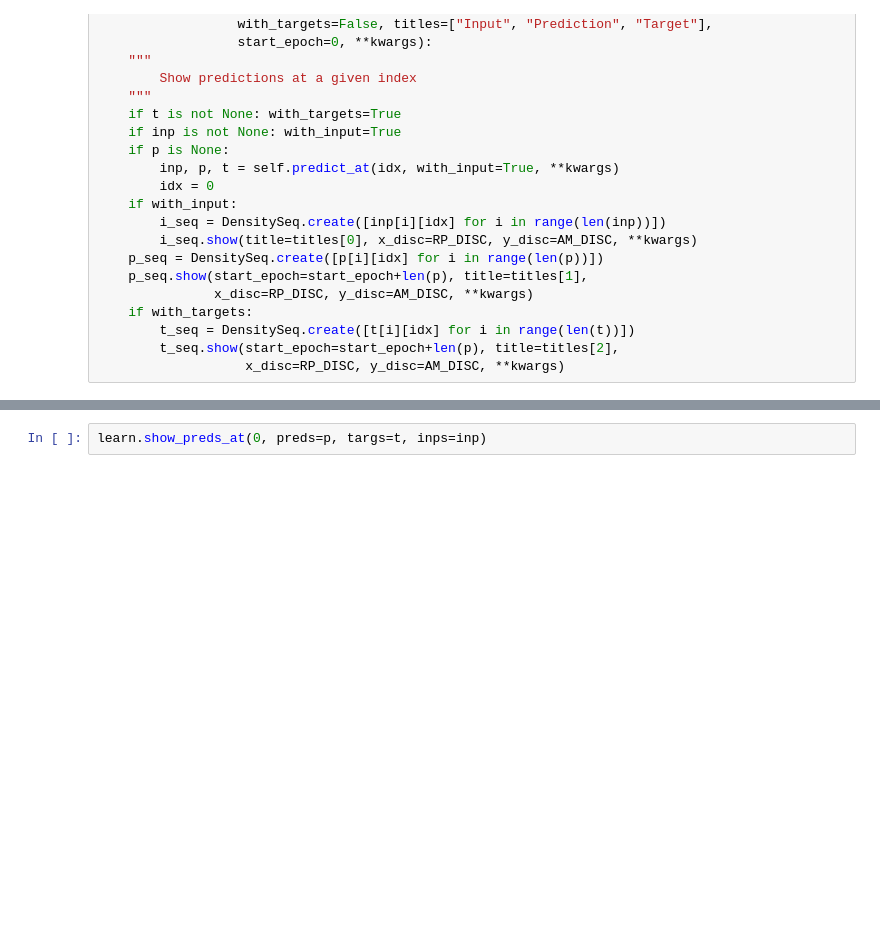
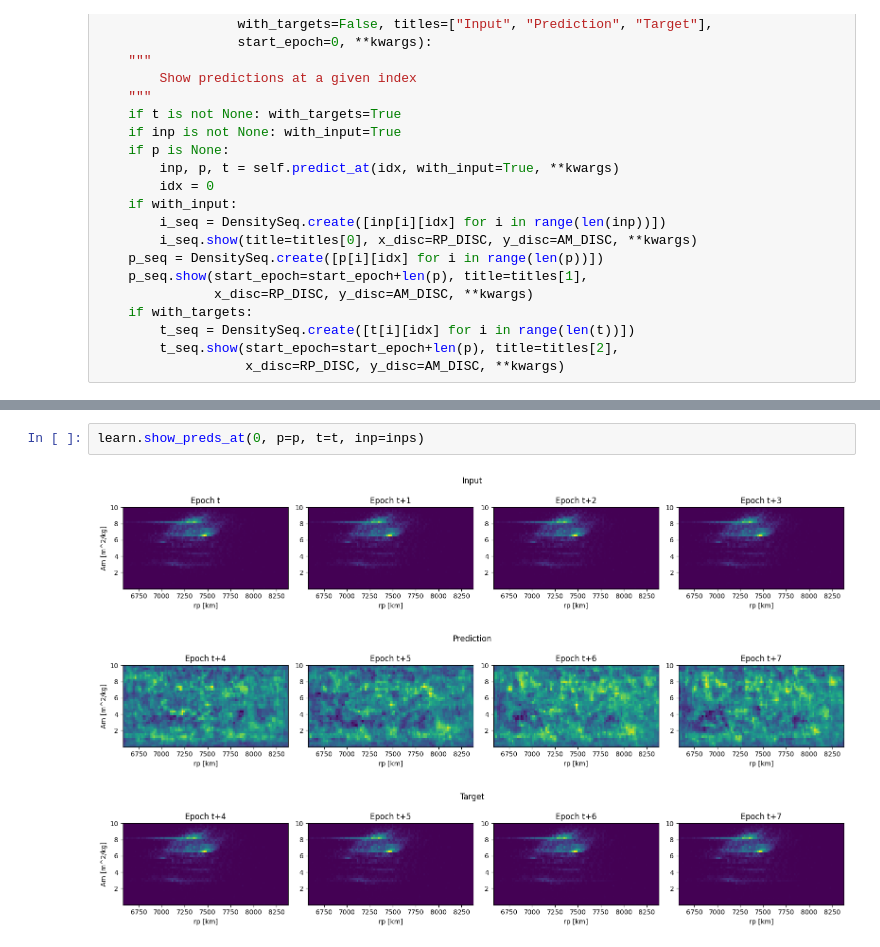
Before and after one commit to ARCLab-MIT/mocat-ml, a Jupyter notebook: nbs_lib/models.utils.ipynb, the cells around one changed output, grey strips where cells are left out. Drawn from its saved outputs; the diff is of its cells as text; blank space fills up the shorter version.

```diff
--- a/nbs_lib/models.utils.ipynb
+++ b/nbs_lib/models.utils.ipynb
@@ -187,2 +218,6 @@ learn.show_preds_at(0, p, t)
 # %%
-learn.show_preds_at(0, preds=p, targs=t, inps=inp)
+learn.show_preds_at(0, p=p, t=t, inp=inps)
+# %% [output]
+[figure, added]
+[figure, added]
+[figure, added]
```
Also changed, not shown: parts of 8 cells of this notebook, 4 other files.
